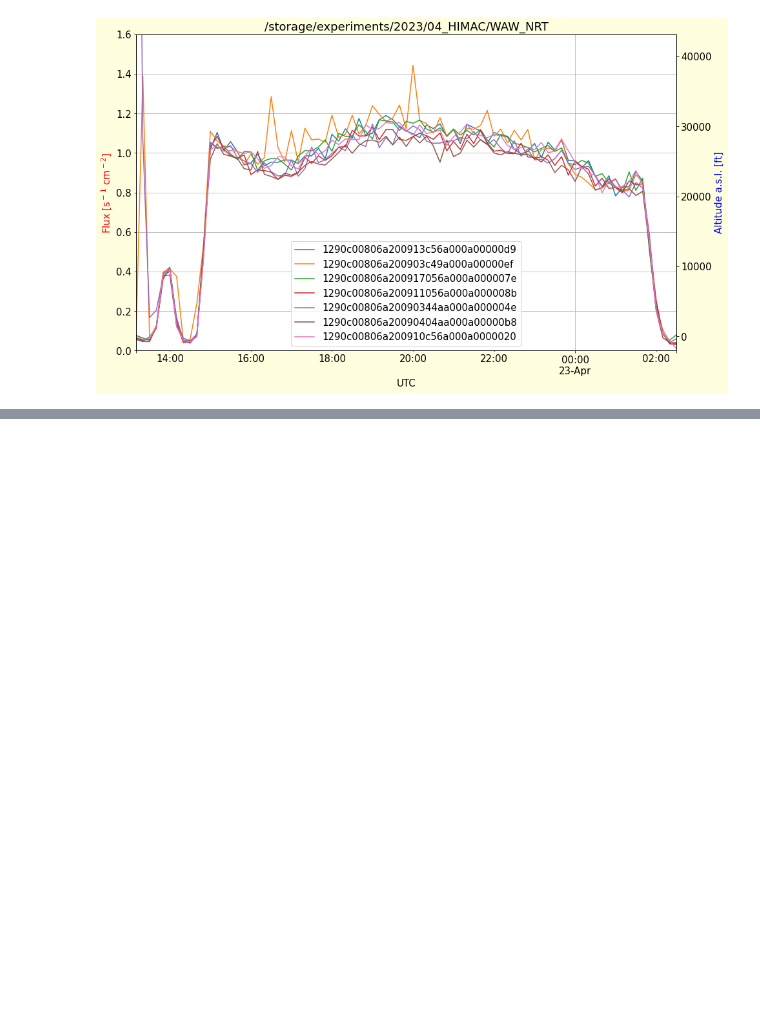
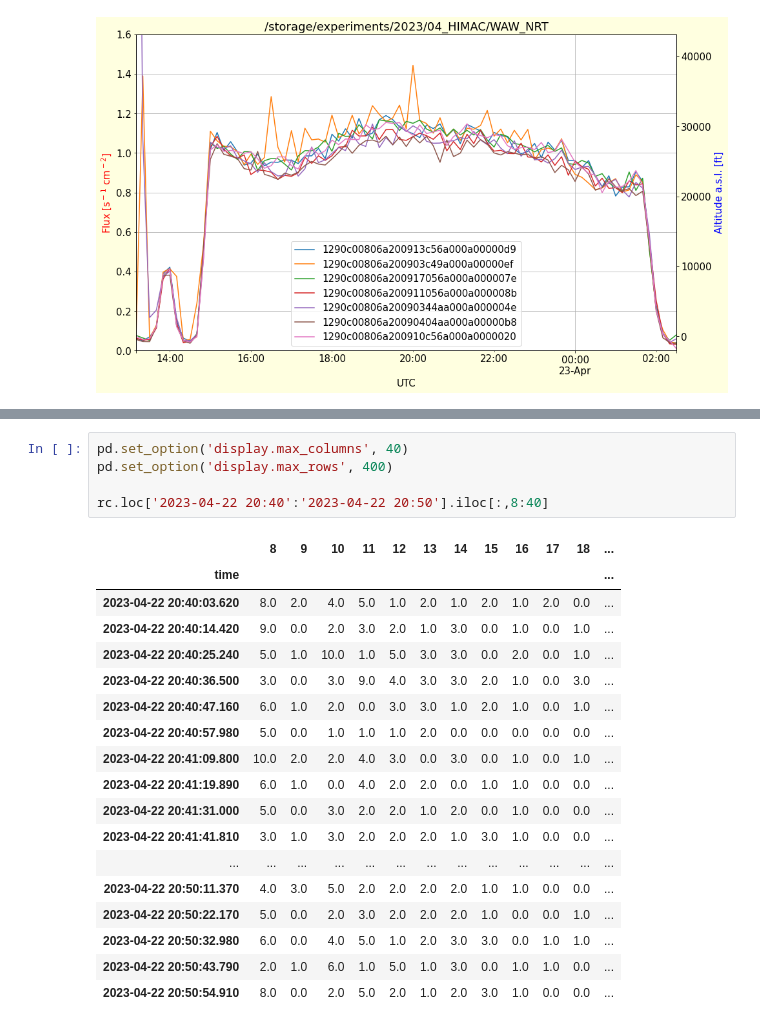
Before and after one commit to UniversalScientificTechnologies/LABDOS01, a Jupyter notebook: notebooks/flight_HIMAC2023.ipynb, the cells around one changed output, grey strips where cells are left out. Cells and saved outputs as stored; diff of their text form; blank space fills up the shorter version.

```diff
--- a/notebooks/flight_HIMAC2023.ipynb
+++ b/notebooks/flight_HIMAC2023.ipynb
@@ -697,0 +760,24 @@ tele['Altitude'].plot(label='Altitude')
+# %%
+pd.set_option('display.max_columns', 40)
+pd.set_option('display.max_rows', 400)
+
+rc.loc['2023-04-22 20:40':'2023-04-22 20:50'].iloc[:,8:40]
+# %% [output]
+|  | 8 | 9 | 10 | 11 | 12 | 13 | 14 | 15 | 16 | 17 | 18 | ... |
+| time |  |  |  |  |  |  |  |  |  |  |  | ... |
+| 2023-04-22 20:40:03.620 | 8.0 | 2.0 | 4.0 | 5.0 | 1.0 | 2.0 | 1.0 | 2.0 | 1.0 | 2.0 | 0.0 | ... |
+| 2023-04-22 20:40:14.420 | 9.0 | 0.0 | 2.0 | 3.0 | 2.0 | 1.0 | 3.0 | 0.0 | 1.0 | 0.0 | 1.0 | ... |
+| 2023-04-22 20:40:25.240 | 5.0 | 1.0 | 10.0 | 1.0 | 5.0 | 3.0 | 3.0 | 0.0 | 2.0 | 0.0 | 1.0 | ... |
+| 2023-04-22 20:40:36.500 | 3.0 | 0.0 | 3.0 | 9.0 | 4.0 | 3.0 | 3.0 | 2.0 | 1.0 | 0.0 | 3.0 | ... |
+| 2023-04-22 20:40:47.160 | 6.0 | 1.0 | 2.0 | 0.0 | 3.0 | 3.0 | 1.0 | 2.0 | 1.0 | 0.0 | 1.0 | ... |
+| 2023-04-22 20:40:57.980 | 5.0 | 0.0 | 1.0 | 1.0 | 1.0 | 2.0 | 0.0 | 0.0 | 0.0 | 0.0 | 0.0 | ... |
+| 2023-04-22 20:41:09.800 | 10.0 | 2.0 | 2.0 | 4.0 | 3.0 | 0.0 | 3.0 | 0.0 | 1.0 | 0.0 | 1.0 | ... |
+| 2023-04-22 20:41:19.890 | 6.0 | 1.0 | 0.0 | 4.0 | 2.0 | 2.0 | 0.0 | 1.0 | 1.0 | 0.0 | 0.0 | ... |
+| 2023-04-22 20:41:31.000 | 5.0 | 0.0 | 3.0 | 2.0 | 2.0 | 1.0 | 2.0 | 0.0 | 1.0 | 0.0 | 0.0 | ... |
+| 2023-04-22 20:41:41.810 | 3.0 | 1.0 | 3.0 | 2.0 | 2.0 | 2.0 | 1.0 | 3.0 | 1.0 | 0.0 | 0.0 | ... |
+| ... | ... | ... | ... | ... | ... | ... | ... | ... | ... | ... | ... | ... |
+| 2023-04-22 20:50:11.370 | 4.0 | 3.0 | 5.0 | 2.0 | 2.0 | 2.0 | 2.0 | 1.0 | 1.0 | 0.0 | 0.0 | ... |
+| 2023-04-22 20:50:22.170 | 5.0 | 0.0 | 2.0 | 3.0 | 2.0 | 2.0 | 2.0 | 1.0 | 0.0 | 0.0 | 1.0 | ... |
+| 2023-04-22 20:50:32.980 | 6.0 | 0.0 | 4.0 | 5.0 | 1.0 | 2.0 | 3.0 | 3.0 | 0.0 | 1.0 | 1.0 | ... |
+| 2023-04-22 20:50:43.790 | 2.0 | 1.0 | 6.0 | 1.0 | 5.0 | 1.0 | 3.0 | 0.0 | 1.0 | 1.0 | 0.0 | ... |
+| 2023-04-22 20:50:54.910 | 8.0 | 0.0 | 2.0 | 5.0 | 2.0 | 1.0 | 2.0 | 3.0 | 1.0 | 0.0 | 0.0 | ... |
```
Also changed, not shown: parts of 13 cells of this notebook.
